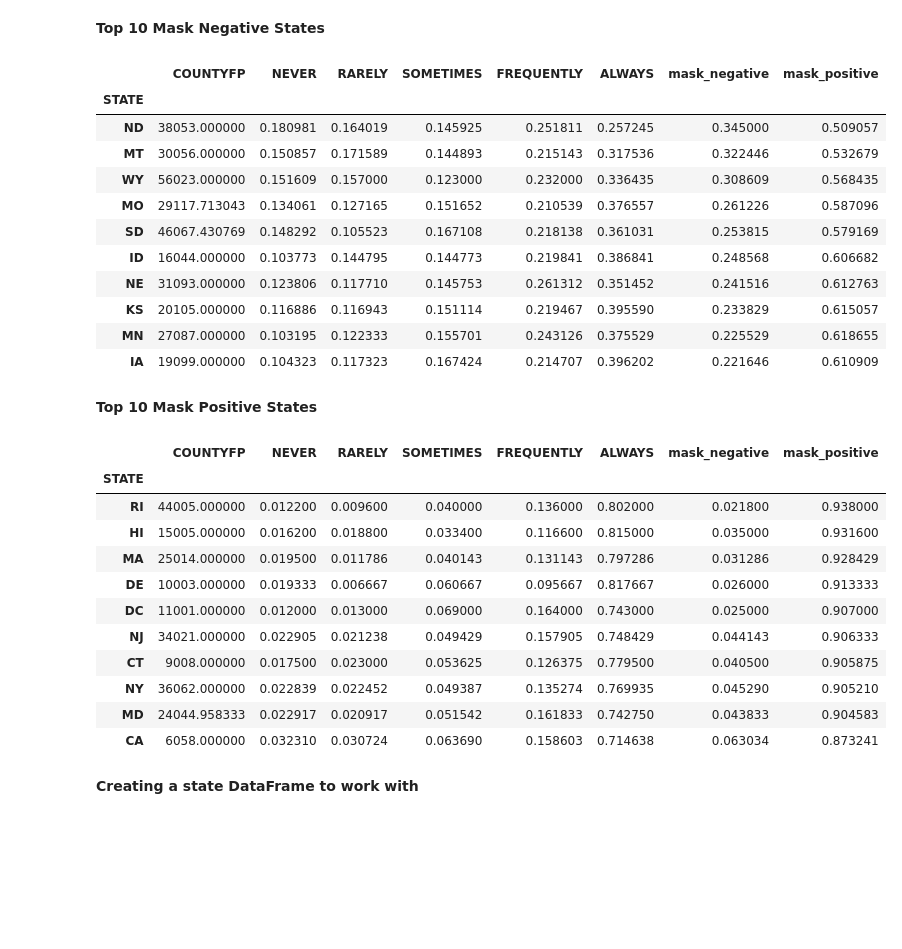
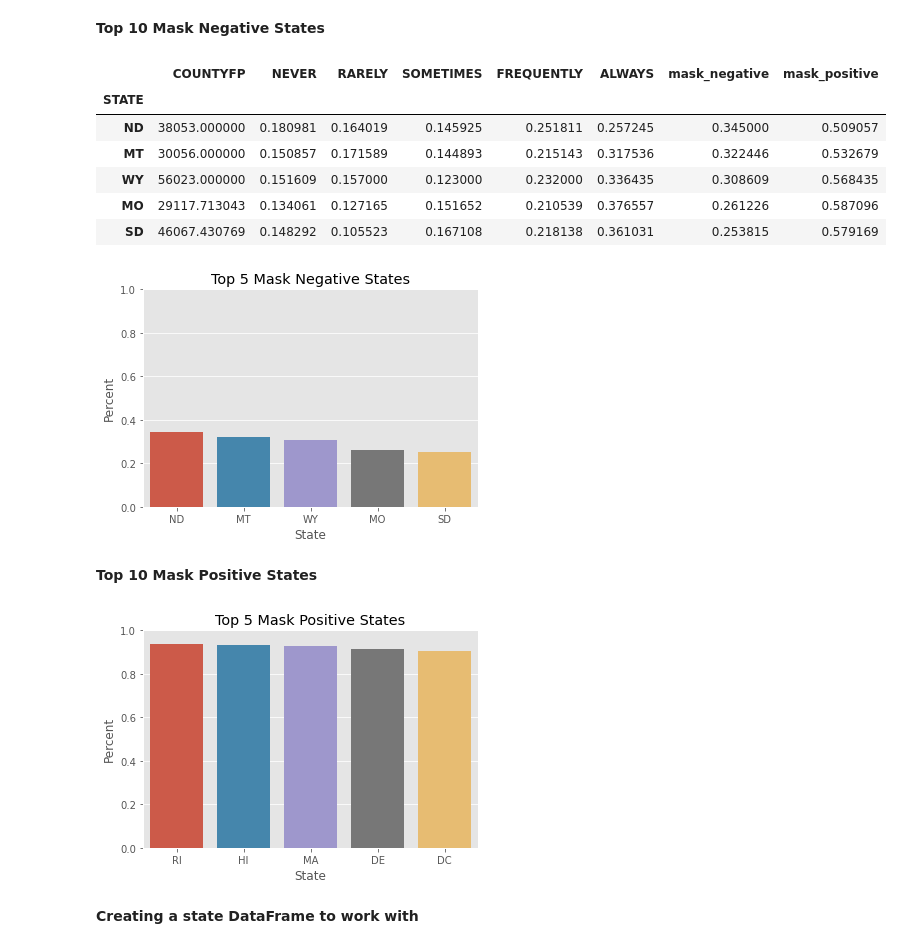
Before and after one commit to vmohan96/Decoding-COVID-19, a Jupyter notebook: alex/ALEX-EDA.ipynb, the cells around one changed output. Cells and saved outputs as stored; diff of their text form; code cells hidden in the pictures; blank space fills up the shorter version.

```diff
--- a/alex/ALEX-EDA.ipynb
+++ b/alex/ALEX-EDA.ipynb
@@ -7,12 +62,12 @@ from numpy import where
 # %%
 # Reading in New York Times mask use by county data.
-mask = pd.read_csv('./data/mask-use-by-county.csv')
+mask = pd.read_csv('../data/mask-use-by-county.csv')
 # %%
 mask.head()
 mask['STCOUNTYFP'] = mask['COUNTYFP']
 # %%
 # reading in fips data set. `us` module would have done the trick if I had found it earlier!
-fips = pd.read_csv('./data/ZIP-COUNTY-FIPS_2018-03.csv')
+fips = pd.read_csv('../data/ZIP-COUNTY-FIPS_2018-03.csv')
 # %%
 fips.head()
 # %% [output]
@@ -106,37 +165,38 @@ counties['mask_positive'] = counties['FREQUENTLY'] + counties['ALWAYS']
 # %% [markdown]
 **Top 10 Mask Negative States**
 # %%
-counties.groupby('STATE').mean().sort_values('mask_negative', ascending=False).head(10)
+top5_neg = counties.groupby('STATE').mean().sort_values('mask_negative', ascending=False).head(5)
+top5_neg
 # %% [output]
 |  | COUNTYFP | NEVER | RARELY | SOMETIMES | FREQUENTLY | ALWAYS | mask_negative | mask_positive |
 | STATE |  |  |  |  |  |  |  |  |
 | ND | 38053.000000 | 0.180981 | 0.164019 | 0.145925 | 0.251811 | 0.257245 | 0.345000 | 0.509057 |
 | MT | 30056.000000 | 0.150857 | 0.171589 | 0.144893 | 0.215143 | 0.317536 | 0.322446 | 0.532679 |
 | WY | 56023.000000 | 0.151609 | 0.157000 | 0.123000 | 0.232000 | 0.336435 | 0.308609 | 0.568435 |
 | MO | 29117.713043 | 0.134061 | 0.127165 | 0.151652 | 0.210539 | 0.376557 | 0.261226 | 0.587096 |
 | SD | 46067.430769 | 0.148292 | 0.105523 | 0.167108 | 0.218138 | 0.361031 | 0.253815 | 0.579169 |
-| ID | 16044.000000 | 0.103773 | 0.144795 | 0.144773 | 0.219841 | 0.386841 | 0.248568 | 0.606682 |
-| NE | 31093.000000 | 0.123806 | 0.117710 | 0.145753 | 0.261312 | 0.351452 | 0.241516 | 0.612763 |
-| KS | 20105.000000 | 0.116886 | 0.116943 | 0.151114 | 0.219467 | 0.395590 | 0.233829 | 0.615057 |
-| MN | 27087.000000 | 0.103195 | 0.122333 | 0.155701 | 0.243126 | 0.375529 | 0.225529 | 0.618655 |
-| IA | 19099.000000 | 0.104323 | 0.117323 | 0.167424 | 0.214707 | 0.396202 | 0.221646 | 0.610909 |
+# %%
+sns.barplot(data=top5_neg, x=top5_neg.index, y='mask_negative')
+plt.title('Top 5 Mask Negative States')
+plt.xlabel('State')
+plt.ylabel('Percent')
+plt.ylim((0, 1));
+plt.savefig('Top 5 Neg.png')
+# %% [output]
+[figure, added]
 # %% [markdown]
 **Top 10 Mask Positive States**
 # %%
-counties.groupby('STATE').mean().sort_values('mask_positive', ascending=False).head(10)
+top5_pos = counties.groupby('STATE').mean().sort_values('mask_positive', ascending=False).head(5)
-# %% [output]
-|  | COUNTYFP | NEVER | RARELY | SOMETIMES | FREQUENTLY | ALWAYS | mask_negative | mask_positive |
-| STATE |  |  |  |  |  |  |  |  |
-| RI | 44005.000000 | 0.012200 | 0.009600 | 0.040000 | 0.136000 | 0.802000 | 0.021800 | 0.938000 |
-| HI | 15005.000000 | 0.016200 | 0.018800 | 0.033400 | 0.116600 | 0.815000 | 0.035000 | 0.931600 |
-| MA | 25014.000000 | 0.019500 | 0.011786 | 0.040143 | 0.131143 | 0.797286 | 0.031286 | 0.928429 |
-| DE | 10003.000000 | 0.019333 | 0.006667 | 0.060667 | 0.095667 | 0.817667 | 0.026000 | 0.913333 |
-| DC | 11001.000000 | 0.012000 | 0.013000 | 0.069000 | 0.164000 | 0.743000 | 0.025000 | 0.907000 |
-| NJ | 34021.000000 | 0.022905 | 0.021238 | 0.049429 | 0.157905 | 0.748429 | 0.044143 | 0.906333 |
-| CT | 9008.000000 | 0.017500 | 0.023000 | 0.053625 | 0.126375 | 0.779500 | 0.040500 | 0.905875 |
-| NY | 36062.000000 | 0.022839 | 0.022452 | 0.049387 | 0.135274 | 0.769935 | 0.045290 | 0.905210 |
-| MD | 24044.958333 | 0.022917 | 0.020917 | 0.051542 | 0.161833 | 0.742750 | 0.043833 | 0.904583 |
-| CA | 6058.000000 | 0.032310 | 0.030724 | 0.063690 | 0.158603 | 0.714638 | 0.063034 | 0.873241 |
+# %%
+sns.barplot(data=top5_pos, x=top5_pos.index, y='mask_positive')
+plt.title('Top 5 Mask Positive States')
+plt.xlabel('State')
+plt.ylabel('Percent')
+plt.ylim((0, 1));
+plt.savefig('Top 5 Pos.png')
+# %% [output]
+[figure, added]
 # %% [markdown]
 **Creating a state DataFrame to work with**
 # %%
```
Also changed, not shown: parts of 32 cells of this notebook, 15 other files.
